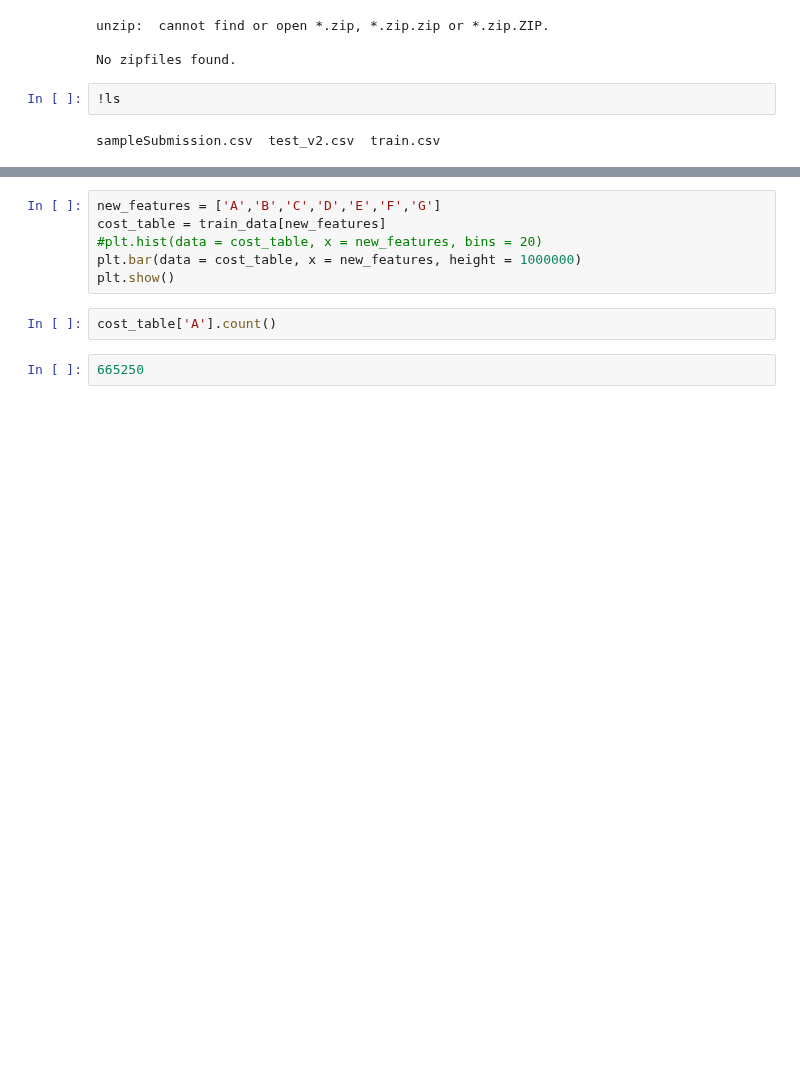
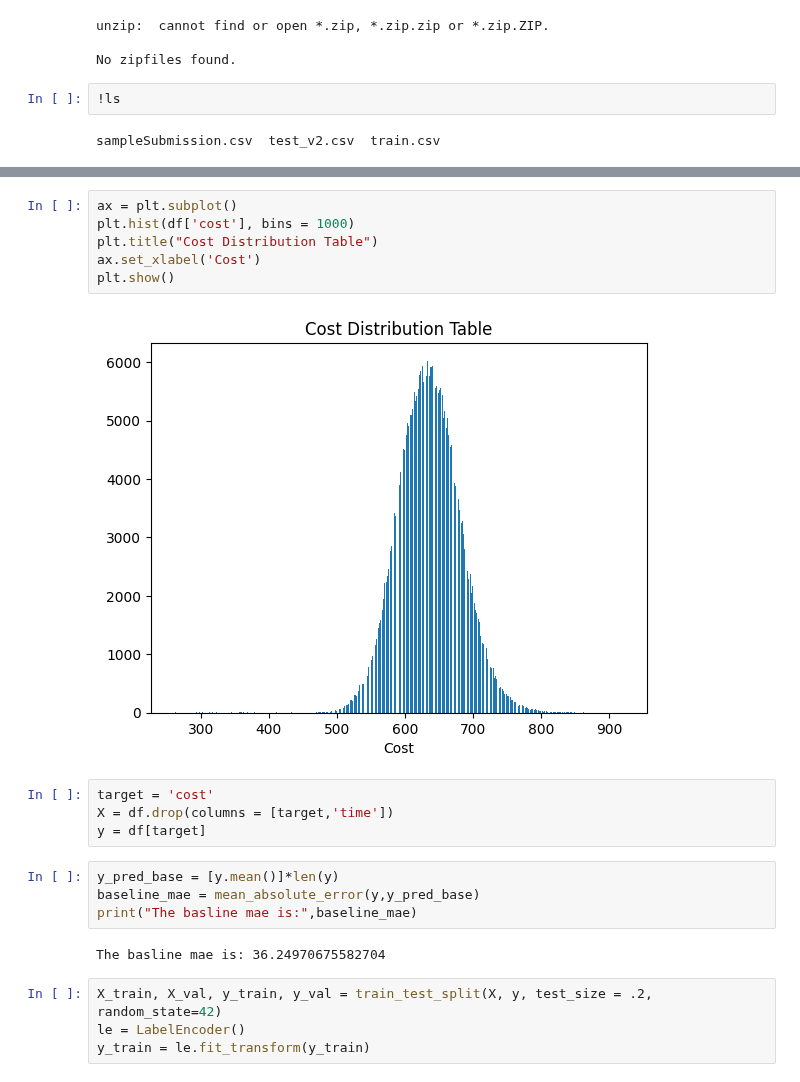
Before and after one commit to jdwatson08/Insurance_Purchase_Model, a Jupyter notebook: Insurance_Purchase_Model.ipynb, the cells around one changed output, grey strips where cells are left out. Cells and saved outputs as stored; diff of their text form; blank space fills up the shorter version.

```diff
--- a/Insurance_Purchase_Model.ipynb
+++ b/Insurance_Purchase_Model.ipynb
@@ -112,10 +99,22 @@ SyntaxError: invalid syntax (<ipython-input-12-1107e6d007b3>, line 3)
-# %%
-new_features = ['A','B','C','D','E','F','G']
-cost_table = train_data[new_features]
-#plt.hist(data = cost_table, x = new_features, bins = 20)
-plt.bar(data = cost_table, x = new_features, height = 1000000)
-plt.show()
-# %%
-cost_table['A'].count()
-# %%
-665250
+# %%
+ax = plt.subplot()
+plt.hist(df['cost'], bins = 1000)
+plt.title("Cost Distribution Table")
+ax.set_xlabel('Cost')
+plt.show()
+# %% [output]
+[figure, added]
+# %%
+target = 'cost'
+X = df.drop(columns = [target,'time'])
+y = df[target]
+# %%
+y_pred_base = [y.mean()]*len(y)
+baseline_mae = mean_absolute_error(y,y_pred_base)
+print("The basline mae is:",baseline_mae)
+# %% [output]
+The basline mae is: 36.24970675582704
+# %%
+X_train, X_val, y_train, y_val = train_test_split(X, y, test_size = .2, random_state=42)
+le = LabelEncoder()
+y_train = le.fit_transform(y_train)
```
Also changed, not shown: parts of 26 cells of this notebook.
